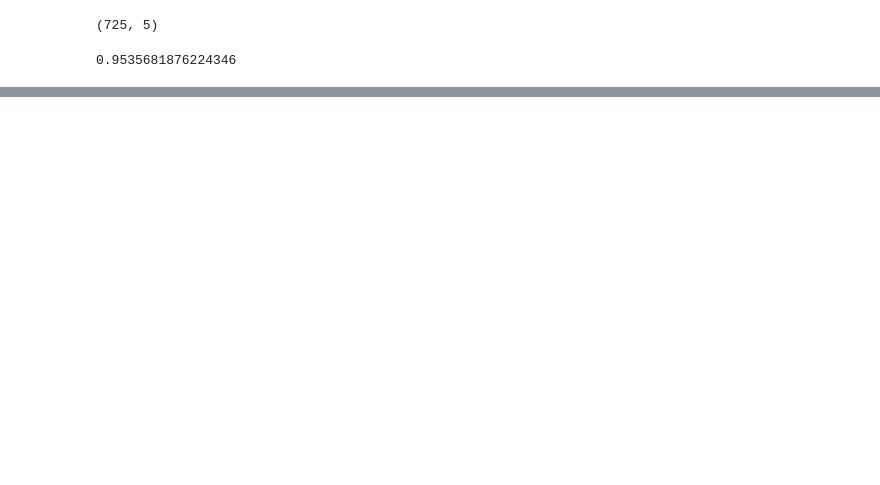
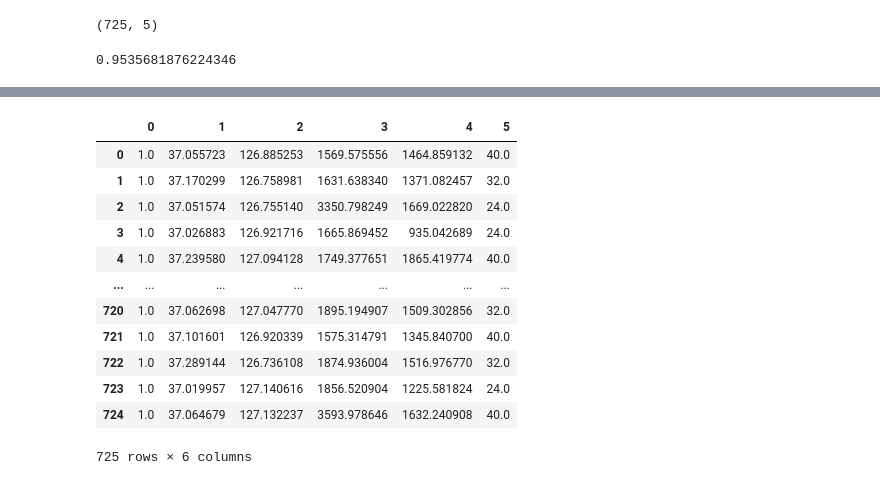
Before and after one commit to smjune/ipynb, a Jupyter notebook: tjd229/3.ipynb, the cells around one changed output, grey strips where cells are left out. Cells and saved outputs as stored; diff of their text form; code cells hidden in the pictures; blank space fills up the shorter version.

```diff
--- a/tjd229/3.ipynb
+++ b/tjd229/3.ipynb
@@ -401,0 +520,5 @@ A_R2
+# %%
+from statsmodels.formula.api import ols
+formula = 'rea_val ~ latitude+longitude+price_per_square_py+dist_from_station+py'
+my_ols = ols(formula = formula, data=train).fit()
+my_ols.summary()
@@ -401,0 +568,17 @@ A_R2
+# %%
+my_ols2 = ols(formula = formula, data=train)
+pd.DataFrame(my_ols2.exog)
+# %% [output]
+|  | 0 | 1 | 2 | 3 | 4 | 5 |
+| 0 | 1.0 | 37.055723 | 126.885253 | 1569.575556 | 1464.859132 | 40.0 |
+| 1 | 1.0 | 37.170299 | 126.758981 | 1631.638340 | 1371.082457 | 32.0 |
+| 2 | 1.0 | 37.051574 | 126.755140 | 3350.798249 | 1669.022820 | 24.0 |
+| 3 | 1.0 | 37.026883 | 126.921716 | 1665.869452 | 935.042689 | 24.0 |
+| 4 | 1.0 | 37.239580 | 127.094128 | 1749.377651 | 1865.419774 | 40.0 |
+| ... | ... | ... | ... | ... | ... | ... |
+| 720 | 1.0 | 37.062698 | 127.047770 | 1895.194907 | 1509.302856 | 32.0 |
+| 721 | 1.0 | 37.101601 | 126.920339 | 1575.314791 | 1345.840700 | 40.0 |
+| 722 | 1.0 | 37.289144 | 126.736108 | 1874.936004 | 1516.976770 | 32.0 |
+| 723 | 1.0 | 37.019957 | 127.140616 | 1856.520904 | 1225.581824 | 24.0 |
+| 724 | 1.0 | 37.064679 | 127.132237 | 3593.978646 | 1632.240908 | 40.0 |
+725 rows × 6 columns
```
Also changed, not shown: parts of 23 cells of this notebook, 3 other files.
